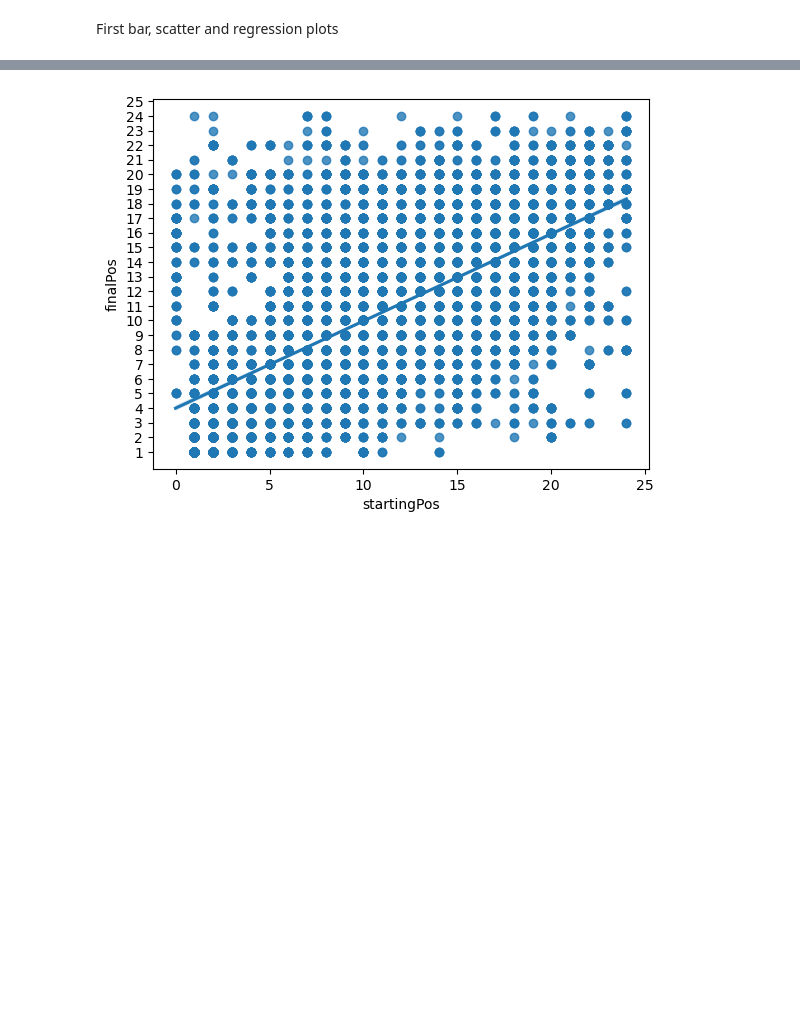
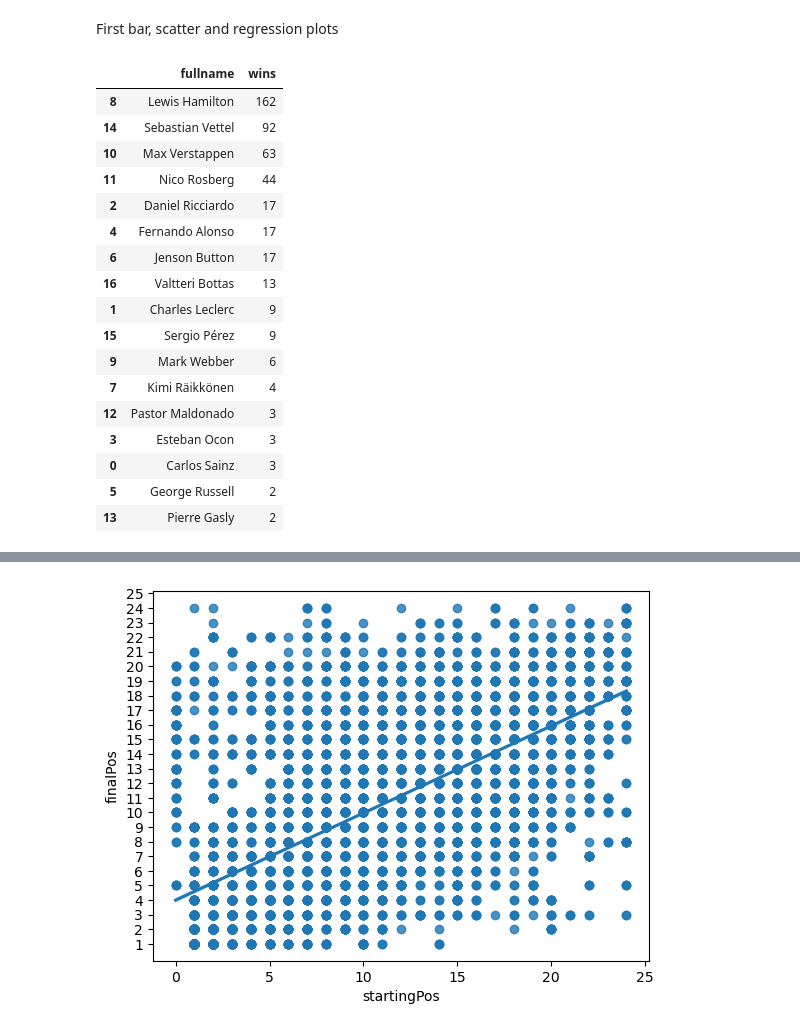
Before and after one commit to NicoHenzel/DataWarehouseWorkshop, a Jupyter notebook: DataExploration.ipynb, the cells around one changed output, grey strips where cells are left out. Saved outputs shown, nothing was run; the diff lists cells and outputs as text; code cells hidden in the pictures; blank space fills up the shorter version.

```diff
--- a/DataExploration.ipynb
+++ b/DataExploration.ipynb
@@ -708,3 +705,25 @@ df_wins = df_wins[df_wins.wins != 0]
+# %%
+df_wins = df_driver_final[df_driver_final['finalPos'] == 1].groupby(['fullname'])['finalPos'].count().reset_index(name='wins').sort_values(['wins'],ascending=[False])
+df_wins
+# %% [output]
+|  | fullname | wins |
+| 8 | Lewis Hamilton | 162 |
+| 14 | Sebastian Vettel | 92 |
+| 10 | Max Verstappen | 63 |
+| 11 | Nico Rosberg | 44 |
+| 2 | Daniel Ricciardo | 17 |
+| 4 | Fernando Alonso | 17 |
+| 6 | Jenson Button | 17 |
+| 16 | Valtteri Bottas | 13 |
+| 1 | Charles Leclerc | 9 |
+| 15 | Sergio Pérez | 9 |
+| 9 | Mark Webber | 6 |
+| 7 | Kimi Räikkönen | 4 |
+| 12 | Pastor Maldonado | 3 |
+| 3 | Esteban Ocon | 3 |
+| 0 | Carlos Sainz | 3 |
+| 5 | George Russell | 2 |
+| 13 | Pierre Gasly | 2 |
 # %%
 sns.barplot(
     y="fullname",
```
Also changed, not shown: parts of 2 cells of this notebook.
